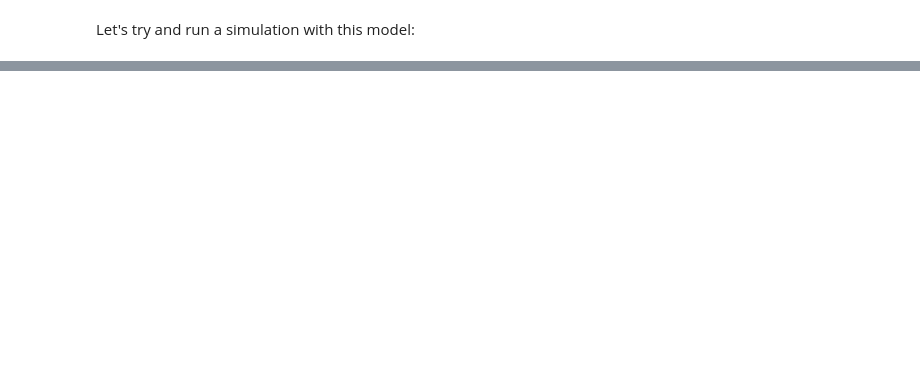
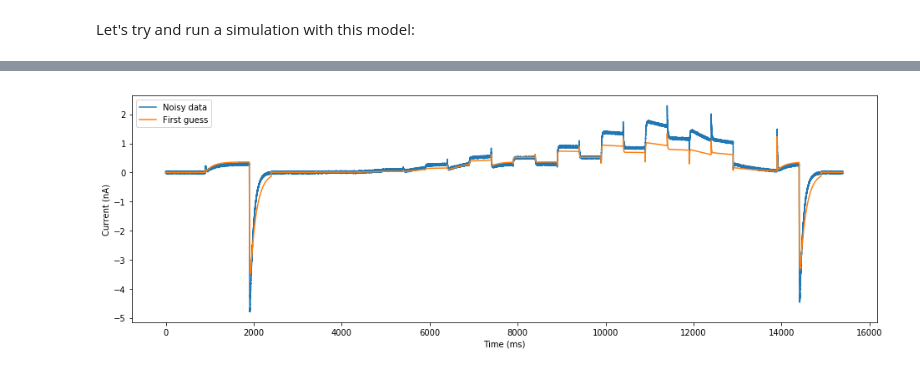
Before and after one commit to CardiacModelling/fitting-notebooks, a Jupyter notebook: ion-currents-2/basic-fitting.ipynb, the cells around one changed output, grey strips where cells are left out. Drawn from its saved outputs; the diff is of its cells as text; code cells hidden in the pictures; blank space fills up the shorter version.

```diff
--- a/ion-currents-2/basic-fitting.ipynb
+++ b/ion-currents-2/basic-fitting.ipynb
@@ -85,0 +229,78 @@ This can get a bit confusing, some of the main uses in this tutorial are shown a
+# %%
+import matplotlib.pyplot as plt
+import myokit
+import numpy as np
+import pints
+
+
+class Model(pints.ForwardModel):
+    """A two-state Hodgkin-Huxley ion current simulation."""
+
+    def __init__(self):
+
+        # Load model and protocol
+        self.model = myokit.load_model('resources/beattie-2017-ikr-hh.mmt')
+        self.protocol = myokit.load_protocol('resources/simplified-staircase.mmt')
+
+        # Bring model to steady state for -80mV
+        a_inf = self.model.get('ikr.act.inf').pyfunc()(-80)
+        r_inf = self.model.get('ikr.rec.inf').pyfunc()(-80)
+        self.model.get('ikr.act').set_state_value(a_inf)
+        self.model.get('ikr.rec').set_state_value(r_inf)
+
+        # Create a simulation
+        self.sim = myokit.Simulation(self.model, self.protocol)
+
+    def n_parameters(self):
+        return 9
+
+    def simulate(self, parameters, times):
+
+        # Reset the simulation
+        self.sim.reset()
+
+        # Update the parameters
+        for i, p in enumerate(parameters):
+            self.sim.set_constant('ikr.p' + str(1 + i), p)
+
+        # Run a simulation
+        tmax = times[-1] + 1
+        log = self.sim.run(tmax, log_times=times, log=['ikr.IKr'])
+
+        return log['ikr.IKr']
+
+
+# Seed numpy's random generator, just to make sure we get the same example every time
+np.random.seed(1)
+
+# Create a model
+model = Model()
+
+# Define a parameter vector
+parameters = np.array([3e-4, 0.07, 3e-5, 0.05, 0.09, 9e-3, 5e-3, 0.03, 0.2])
+
+# Generate the sampling points
+t_max = 15400
+times = np.arange(0, t_max, 0.1)
+
+# Generate some noisy data
+values = model.simulate(parameters, times)
+values += np.random.normal(0, 0.015, len(values))
+
+# Set up a problem, and define an error measure
+problem = pints.SingleOutputProblem(model, times, values)
+error = pints.MeanSquaredError(problem)
+
+# Choose a slightly random starting point
+x0 = parameters * 2**np.random.normal(0, 0.5, len(parameters))
+
+# Show the intial guess
+plt.figure(figsize=(16, 5))
+plt.xlabel('Time (ms)')
+plt.ylabel('Current (nA)')
+plt.plot(times, values, label='Noisy data')
+plt.plot(times, problem.evaluate(x0), label='First guess')
+plt.legend(loc='upper left')
+plt.show()
+# %% [output]
+[figure, added]
```
Also changed, not shown: parts of 55 cells of this notebook, 1 other file.
